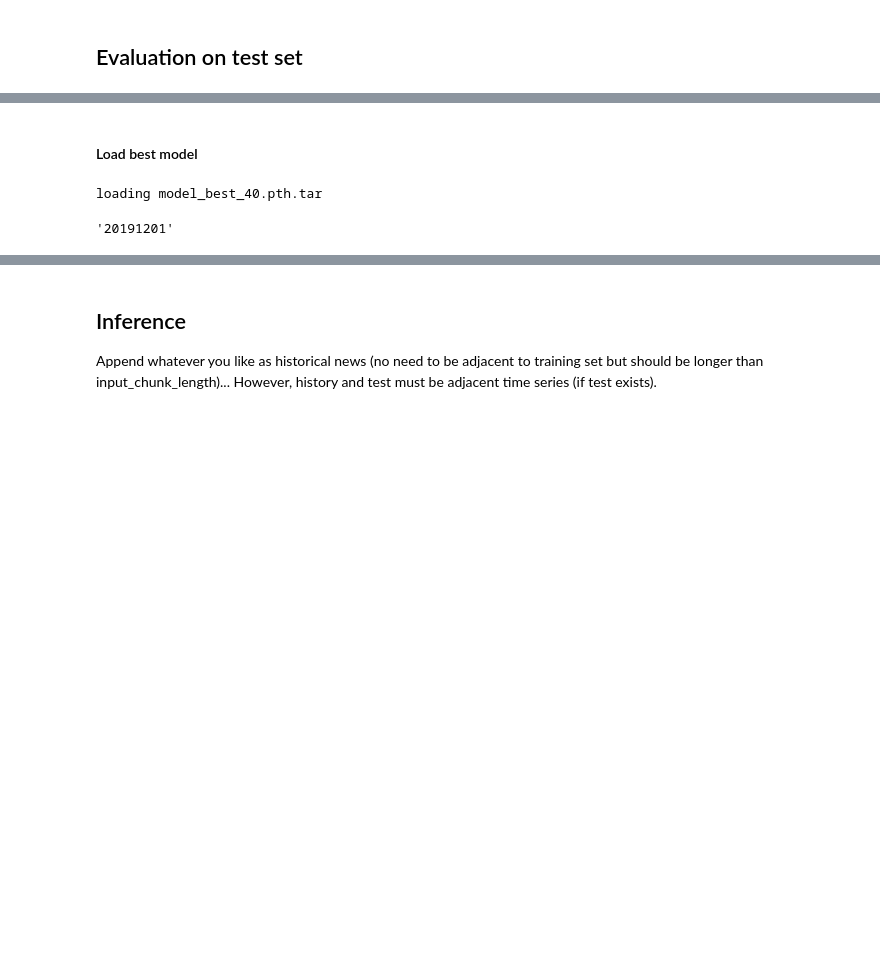
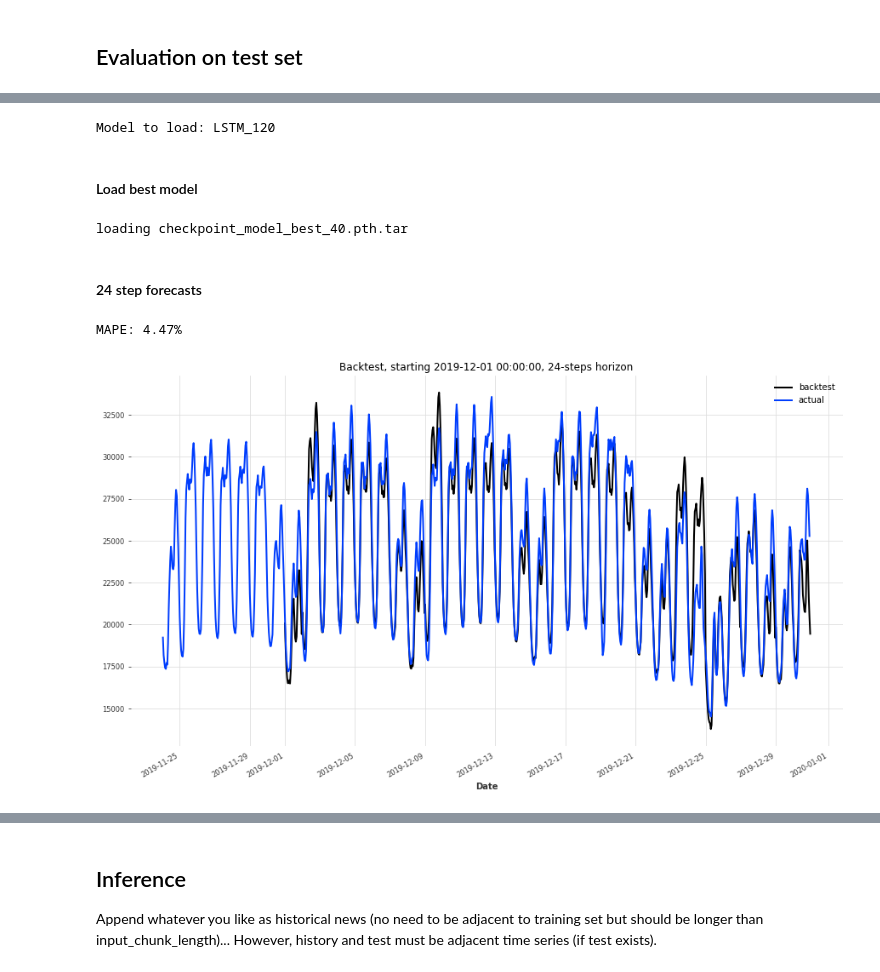
Before and after one commit to I-NERGY/DeepTSF, a Jupyter notebook: PILOT1_RDN/rdn_RNN.ipynb, the cells around one changed output, grey strips where cells are left out. Saved outputs shown, nothing was run; the diff lists cells and outputs as text; code cells hidden in the pictures; blank space fills up the shorter version.

```diff
--- a/PILOT1_RDN/rdn_RNN.ipynb
+++ b/PILOT1_RDN/rdn_RNN.ipynb
@@ -152,20 +218,32 @@ pickle.dump(transformer_cov, open(os.path.join(models_dir, model_name, "scaler_c
+# %%
+eval_config = read_config('config.yml', "evaluation")
+dot_darts_path, model_name_eval, backtest_start_date, transformer_filename = \
+(os.path.sep).join(eval_config['dot_darts_path'].split('/')), \
+eval_config['model_name'], \
+str(eval_config['backtest_start_date']), \
+str(eval_config['transformer_filename'])
+# use the already defined model name above if no model to be evaluated is defined
+model_name = (os.path.sep).join(model_name_eval.split(
+    '/')) if model_name_eval is not None else model_name
+print('Model to load:', model_name)
+# %% [output]
+Model to load: LSTM_120
 # %% [markdown]
 #### Load best model
 # %%
 # Load best model
-# model_name = 'LSTM_60min_20180101_val_20190901_test_20191201_input_chunk_120_training_length_120_hidden_dim_128_n_rnns_1_epochs_150_random_state_42_plus_time'
-best_model = RNNModel.load_from_checkpoint(model_name=model_name, best=True)
+best_model = RNNModel.load_from_checkpoint(work_dir=dot_darts_path, model_name=model_name, best=False)
+# best_model = torch.load(os.path.join(dot_darts_path, 'checkpoints', model_name, 'checkpoint_95.pth.tar'), map_location=torch.device('cpu'))
+# best_model.device=torch.device('cpu')
+
+# Set path to save evaluation results
+models_dir = os.path.join(dot_darts_path, 'checkpoints')
+path_to_save_eval = os.path.join(models_dir, model_name)
 
 # Load used scaler
-transformer_ts = pickle.load(open(os.path.join('.', '.darts', 'checkpoints', model_name, 'scaler.pkl'), "rb"))
-
-# Set path to save evaluation results
-path_to_save_eval = os.path.join(models_dir, model_name)
+with open(os.path.join(models_dir, model_name, transformer_filename), 'rb') as f:
+    transformer_ts = pickle.load(f)
 # %% [output]
-loading model_best_40.pth.tar
+loading checkpoint_model_best_40.pth.tar
-# %%
-cut_date_test
-# %% [output]
-'20191201'
 # %%
 # evaluation
@@ -174 +252,18 @@ backtest_end_date = series.time_index[-1]
+# %% [markdown]
+#### 24 step forecasts
+# %%
+mape_error, backtest = backtester(model=best_model,
+                                  series_transformed=series_transformed.drop_after(
+                                                     backtest_end_timestamp),
+                                  backtest_start_date=backtest_start_date,
+                                  forecast_horizon=24,
+                                  stride=None,
+                                  transformer_ts=transformer_ts,
+                                  retrain=False,
+                                  future_covariates=future_covariates,
+                                  past_covariates=None,
+                                  path_to_save_backtest=None)
+# %% [output]
+MAPE: 4.47%
+[figure, added]
 # %% [markdown]
```
Also changed, not shown: parts of 32 cells of this notebook.
